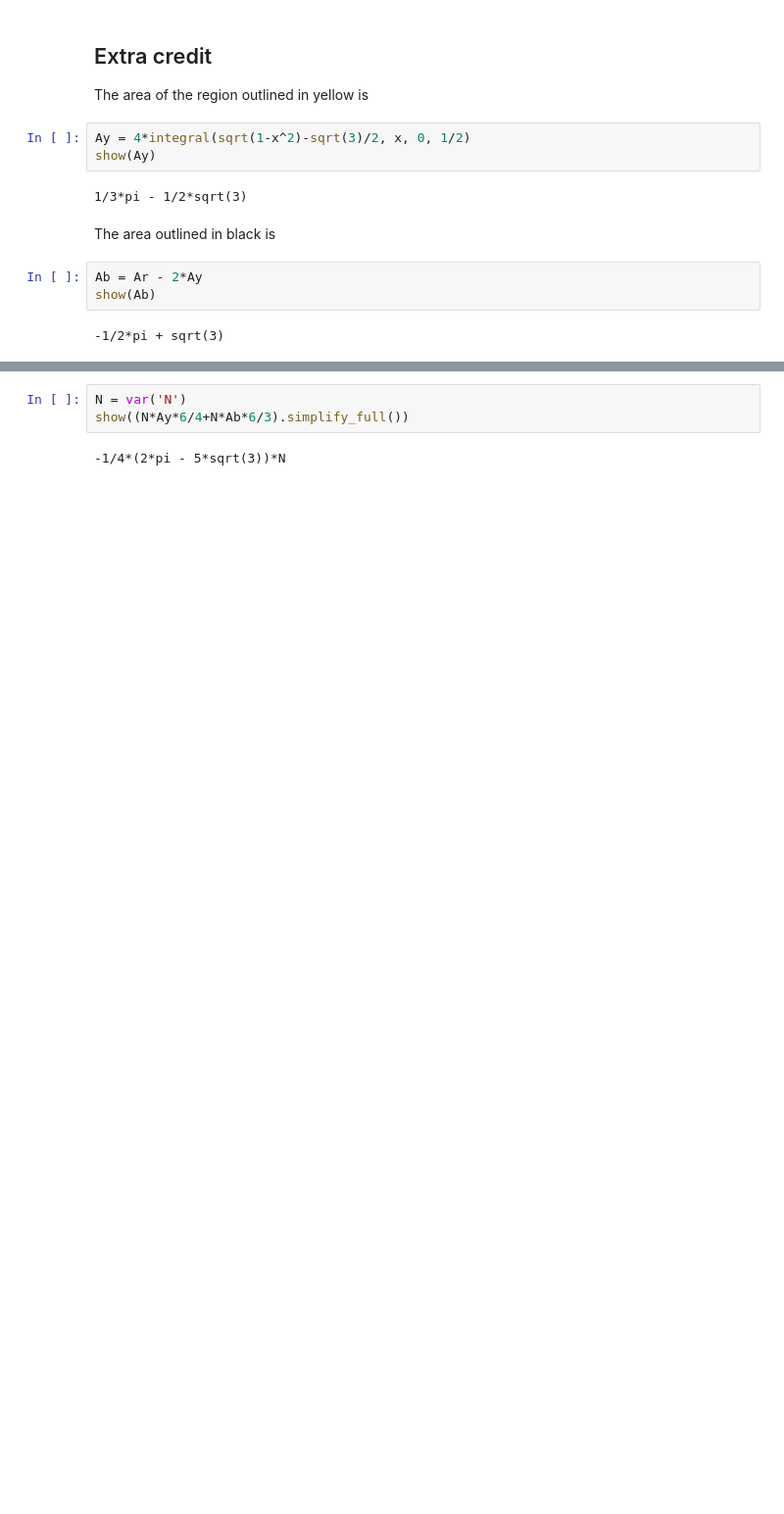
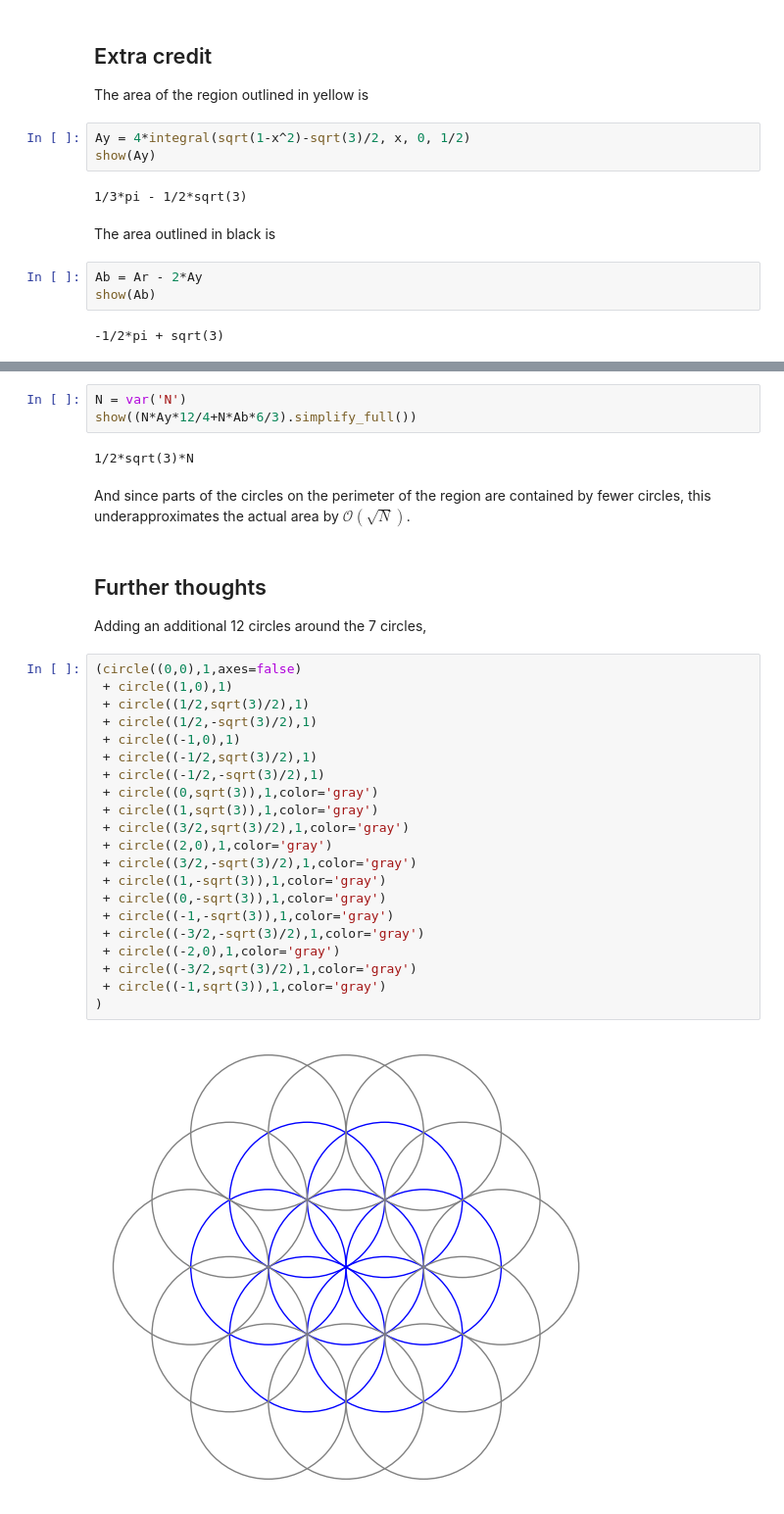
Before and after one commit to qpliu/sunday-puzzle, a Jupyter notebook: riddler/2025/20250606.ipynb, the cells around one changed output, grey strips where cells are left out. Shown at 98% size. Saved outputs shown, nothing was run; the diff lists cells and outputs as text; blank space fills up the shorter version.

Commit message:
Additional thoughts on fiddler 20250606 extra credit.

```diff
--- a/riddler/2025/20250606.ipynb
+++ b/riddler/2025/20250606.ipynb
@@ -77,5 +77,35 @@ circles, so when $N$ is large, the contained area should approach
 # %%
 N = var('N')
-show((N*Ay*6/4+N*Ab*6/3).simplify_full())
+show((N*Ay*12/4+N*Ab*6/3).simplify_full())
 # %% [output]
--1/4*(2*pi - 5*sqrt(3))*N
+1/2*sqrt(3)*N
+# %% [markdown]
+And since parts of the circles on the perimeter of the region are contained by
+fewer circles, this underapproximates the actual area by $\mathcal O(\sqrt N)$.
+# %% [markdown]
+Further thoughts
+----------------
+Adding an additional 12 circles around the 7 circles,
+# %%
+(circle((0,0),1,axes=false)
+ + circle((1,0),1)
+ + circle((1/2,sqrt(3)/2),1)
+ + circle((1/2,-sqrt(3)/2),1)
+ + circle((-1,0),1)
+ + circle((-1/2,sqrt(3)/2),1)
+ + circle((-1/2,-sqrt(3)/2),1)
+ + circle((0,sqrt(3)),1,color='gray')
+ + circle((1,sqrt(3)),1,color='gray')
+ + circle((3/2,sqrt(3)/2),1,color='gray')
+ + circle((2,0),1,color='gray')
+ + circle((3/2,-sqrt(3)/2),1,color='gray')
+ + circle((1,-sqrt(3)),1,color='gray')
+ + circle((0,-sqrt(3)),1,color='gray')
+ + circle((-1,-sqrt(3)),1,color='gray')
+ + circle((-3/2,-sqrt(3)/2),1,color='gray')
+ + circle((-2,0),1,color='gray')
+ + circle((-3/2,sqrt(3)/2),1,color='gray')
+ + circle((-1,sqrt(3)),1,color='gray')
+)
+# %% [output]
+[figure, added]
```
Also changed, not shown: parts of 9 cells of this notebook.
